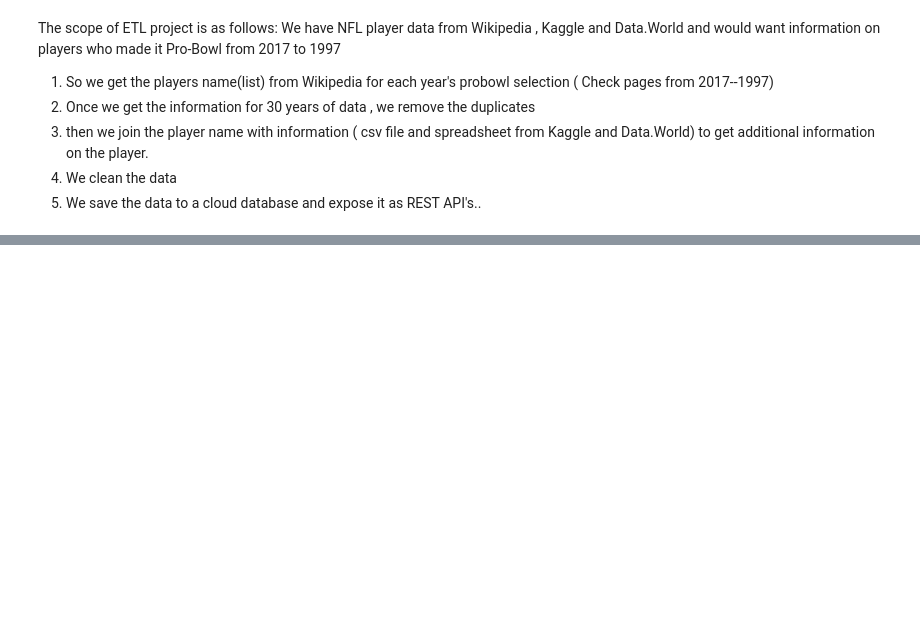
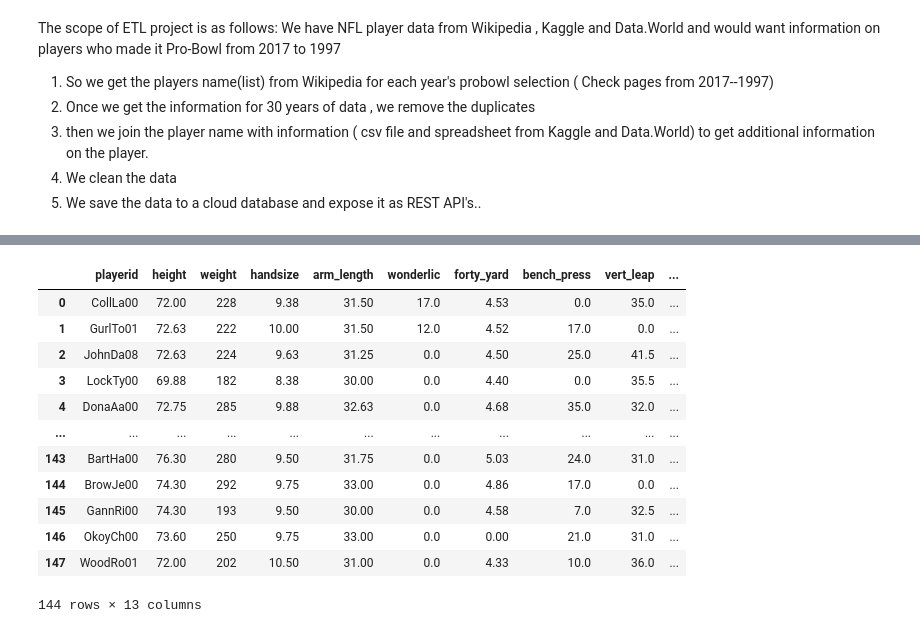
Before and after one commit to maheshws/NFLDataAnalysis, a Jupyter notebook: NFLPlayerInformation.ipynb, the cells around one changed output, grey strips where cells are left out. Cells and saved outputs as stored; diff of their text form; code cells hidden in the pictures; blank space fills up the shorter version.

```diff
--- a/NFLPlayerInformation.ipynb
+++ b/NFLPlayerInformation.ipynb
@@ -151,17 +285,32 @@ df_PlayerStats
 # %%
 #df_CombineData = df_NFLChampsMerged[['Player_Id','Height (in)', 'Weight (lbs)','Hand Size (in)', 'Arm Length (in)', 'Wonderlic', '40 Yard','Bench Press', 'Vert Leap (in)', 'Broad Jump (in)', 'Shuttle', '3Cone','60Yd Shuttle']].copy()
 
 df_CombineData = df_NFLChampsMerged.iloc[:,4:17].copy()
 df_CombineData.rename(columns={df_CombineData.columns[0]: "height",df_CombineData.columns[1]: "weight",\
                                df_CombineData.columns[2]: "handsize",df_CombineData.columns[3]: "arm_length",\
                                df_CombineData.columns[4]: "wonderlic",df_CombineData.columns[5]: "forty_yard",\
                                df_CombineData.columns[6]: "bench_press",df_CombineData.columns[7]: "vert_leap",\
                                df_CombineData.columns[8]: "broad_jump",df_CombineData.columns[9]: "shuttle",\
                                df_CombineData.columns[10]: "threecone", df_CombineData.columns[11]: "sixty_yd_shuttle",\
                                df_CombineData.columns[12]: "playerid"},inplace=True)
 df_CombineData = df_CombineData[['playerid', 'height', 'weight', 'handsize', 'arm_length', 'wonderlic', 'forty_yard',
        'bench_press', 'vert_leap', 'broad_jump', 'shuttle', 'threecone',
        'sixty_yd_shuttle']]
+df_CombineData = df_CombineData.fillna(0)
 df_CombineData
+# %% [output]
+|  | playerid | height | weight | handsize | arm_length | wonderlic | forty_yard | bench_press | vert_leap | ... |
+| 0 | CollLa00 | 72.00 | 228 | 9.38 | 31.50 | 17.0 | 4.53 | 0.0 | 35.0 | ... |
+| 1 | GurlTo01 | 72.63 | 222 | 10.00 | 31.50 | 12.0 | 4.52 | 17.0 | 0.0 | ... |
+| 2 | JohnDa08 | 72.63 | 224 | 9.63 | 31.25 | 0.0 | 4.50 | 25.0 | 41.5 | ... |
+| 3 | LockTy00 | 69.88 | 182 | 8.38 | 30.00 | 0.0 | 4.40 | 0.0 | 35.5 | ... |
+| 4 | DonaAa00 | 72.75 | 285 | 9.88 | 32.63 | 0.0 | 4.68 | 35.0 | 32.0 | ... |
+| ... | ... | ... | ... | ... | ... | ... | ... | ... | ... | ... |
+| 143 | BartHa00 | 76.30 | 280 | 9.50 | 31.75 | 0.0 | 5.03 | 24.0 | 31.0 | ... |
+| 144 | BrowJe00 | 74.30 | 292 | 9.75 | 33.00 | 0.0 | 4.86 | 17.0 | 0.0 | ... |
+| 145 | GannRi00 | 74.30 | 193 | 9.50 | 30.00 | 0.0 | 4.58 | 7.0 | 32.5 | ... |
+| 146 | OkoyCh00 | 73.60 | 250 | 9.75 | 33.00 | 0.0 | 0.00 | 21.0 | 31.0 | ... |
+| 147 | WoodRo01 | 72.00 | 202 | 10.50 | 31.00 | 0.0 | 4.33 | 10.0 | 36.0 | ... |
+144 rows × 13 columns
 # %%
 df_College.rename(columns={"College":"college"},inplace=True)
```
Also changed, not shown: parts of 15 cells of this notebook, 2 other files.
